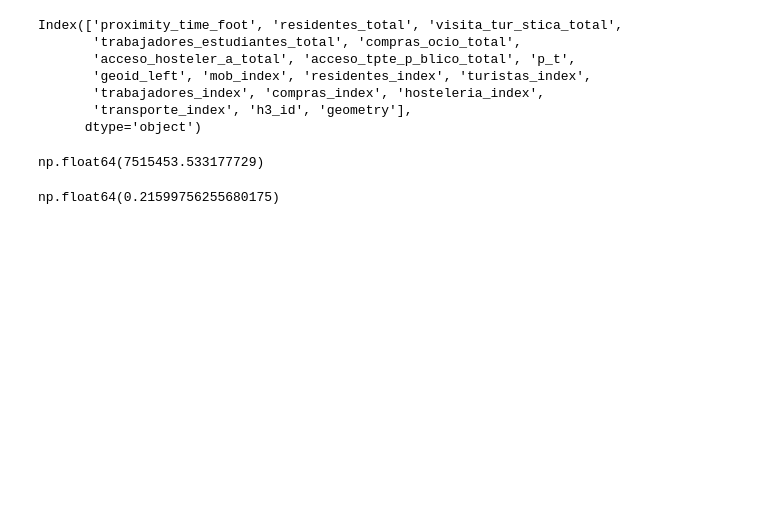
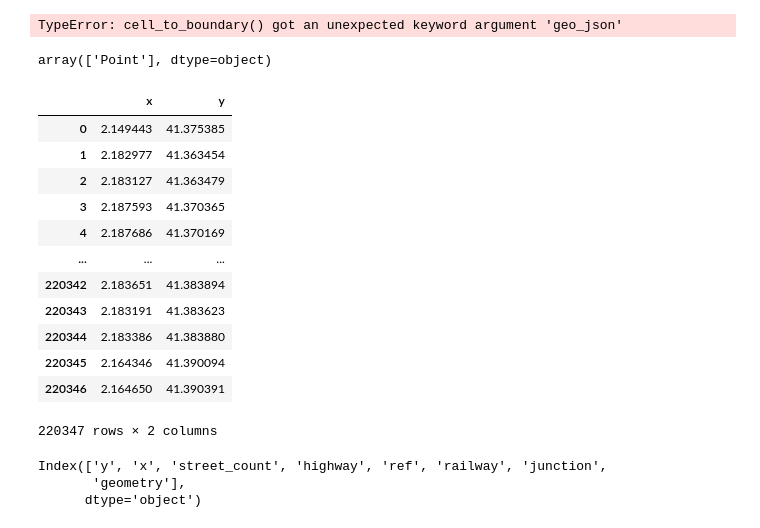
Before and after one commit to BSCCNS/proximity_API, a Jupyter notebook: pruebas.ipynb, the cells around one changed output. Cells and saved outputs as stored; diff of their text form; code cells hidden in the pictures; blank space fills up the shorter version.

```diff
--- a/pruebas.ipynb
+++ b/pruebas.ipynb
@@ -17,0 +185,39 @@ agg = gpd.read_file(out / f"{CITY}_{H3_ZOOM}_agg.geojson")
+# %%
+import osmnx as ox
+import geopandas as gpd
+import pandas as pd
+import h3
+from shapely.geometry import Polygon
+
+# Load the graph
+place = "Barcelona, Spain"
+G = ox.graph_from_place(place, network_type="walk", retain_all=True)
+
+# Ensure G is valid before conversion
+if G is None or len(G.nodes) == 0:
+    raise ValueError("Error: The graph G is empty or not loaded properly.")
+
+# Convert graph to GeoDataFrame
+nodes = ox.graph_to_gdfs(G, nodes=True, edges=False)
+
+# Ensure nodes DataFrame is valid
+if nodes is None or nodes.empty:
+    raise ValueError("Error: No nodes found in the graph.")
+
+# Generate H3 indexes
+resolution = 9
+nodes["h3_index"] = nodes.apply(lambda row: h3.latlng_to_cell(row["y"], row["x"], resolution), axis=1)
+
+# Generate H3 polygons
+h3_polygons = {
+    h3_index: Polygon(h3.cell_to_boundary(h3_index, geo_json=True))
+    for h3_index in nodes["h3_index"].unique()
+}
+
+# Convert to GeoDataFrame
+h3_gdf = gpd.GeoDataFrame(pd.DataFrame(h3_polygons.items(), columns=["h3_index", "geometry"]))
+
+# Print sample output
+print(h3_gdf.head())
+# %% [output]
+TypeError: cell_to_boundary() got an unexpected keyword argument 'geo_json'
@@ -18,18 +226,28 @@ agg = gpd.read_file(out / f"{CITY}_{H3_ZOOM}_agg.geojson")
+# %%
+nodes[['geometry']].type.unique()
+# %% [output]
+array(['Point'], dtype=object)
+# %%
+nodes = ox.graph_to_gdfs(G, nodes=True, edges=False, node_geometry= False).reset_index()[['x','y']]
+# %%
+nodes
+# %% [output]
+|  | x | y |
+| 0 | 2.149443 | 41.375385 |
+| 1 | 2.182977 | 41.363454 |
+| 2 | 2.183127 | 41.363479 |
+| 3 | 2.187593 | 41.370365 |
+| 4 | 2.187686 | 41.370169 |
+| ... | ... | ... |
+| 220342 | 2.183651 | 41.383894 |
+| 220343 | 2.183191 | 41.383623 |
+| 220344 | 2.183386 | 41.383880 |
+| 220345 | 2.164346 | 41.390094 |
+| 220346 | 2.164650 | 41.390391 |
+220347 rows × 2 columns
 # %%
-agg.keys()
+nodes.keys()
 # %% [output]
-Index(['proximity_time_foot', 'residentes_total', 'visita_tur_stica_total',
-       'trabajadores_estudiantes_total', 'compras_ocio_total',
-       'acceso_hosteler_a_total', 'acceso_tpte_p_blico_total', 'p_t',
-       'geoid_left', 'mob_index', 'residentes_index', 'turistas_index',
-       'trabajadores_index', 'compras_index', 'hosteleria_index',
-       'transporte_index', 'h3_id', 'geometry'],
+Index(['y', 'x', 'street_count', 'highway', 'ref', 'railway', 'junction',
+       'geometry'],
       dtype='object')
-# %%
-agg.p_t.sum()
-# %% [output]
-np.float64(7515453.533177729)
-# %%
-agg.mob_index.sum()
-# %% [output]
-np.float64(0.21599756255680175)
```
Also changed, not shown: parts of 22 cells of this notebook, 8 other files.
